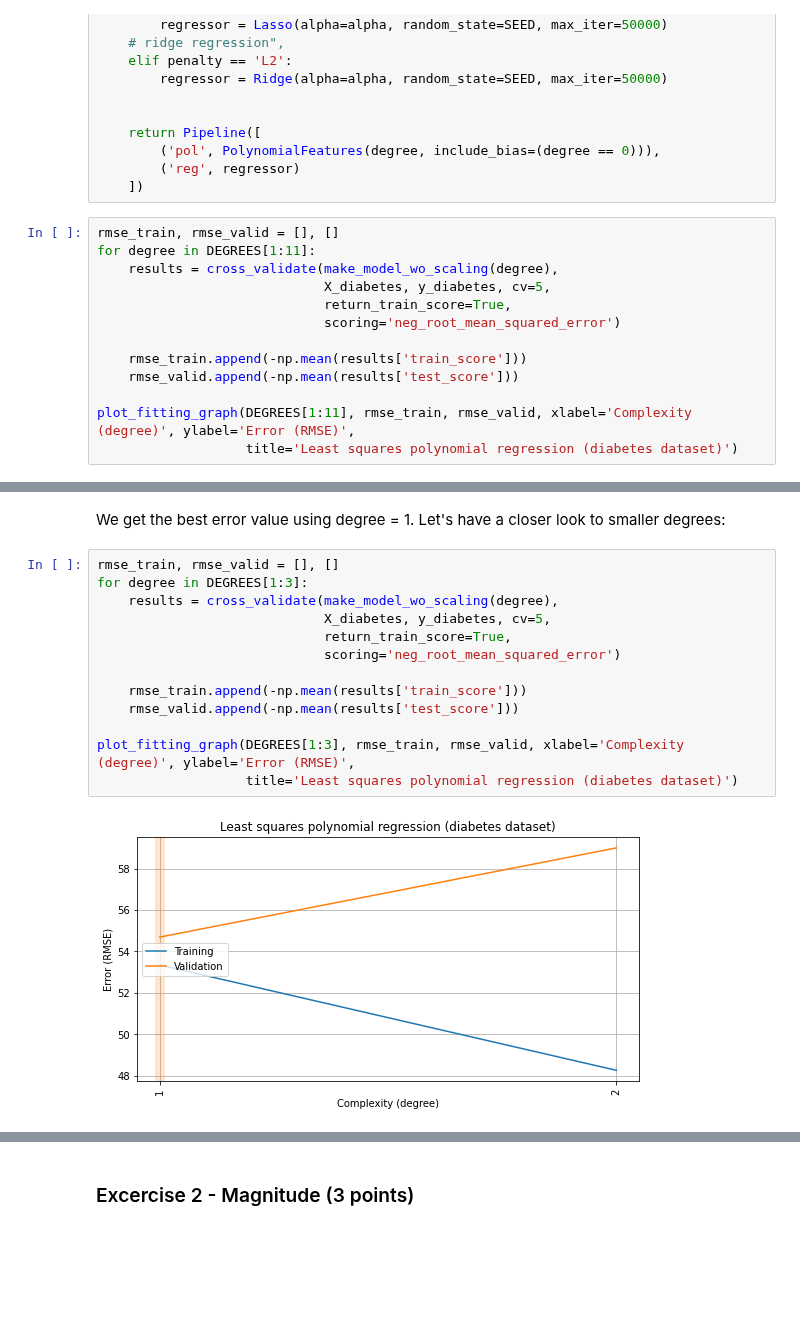
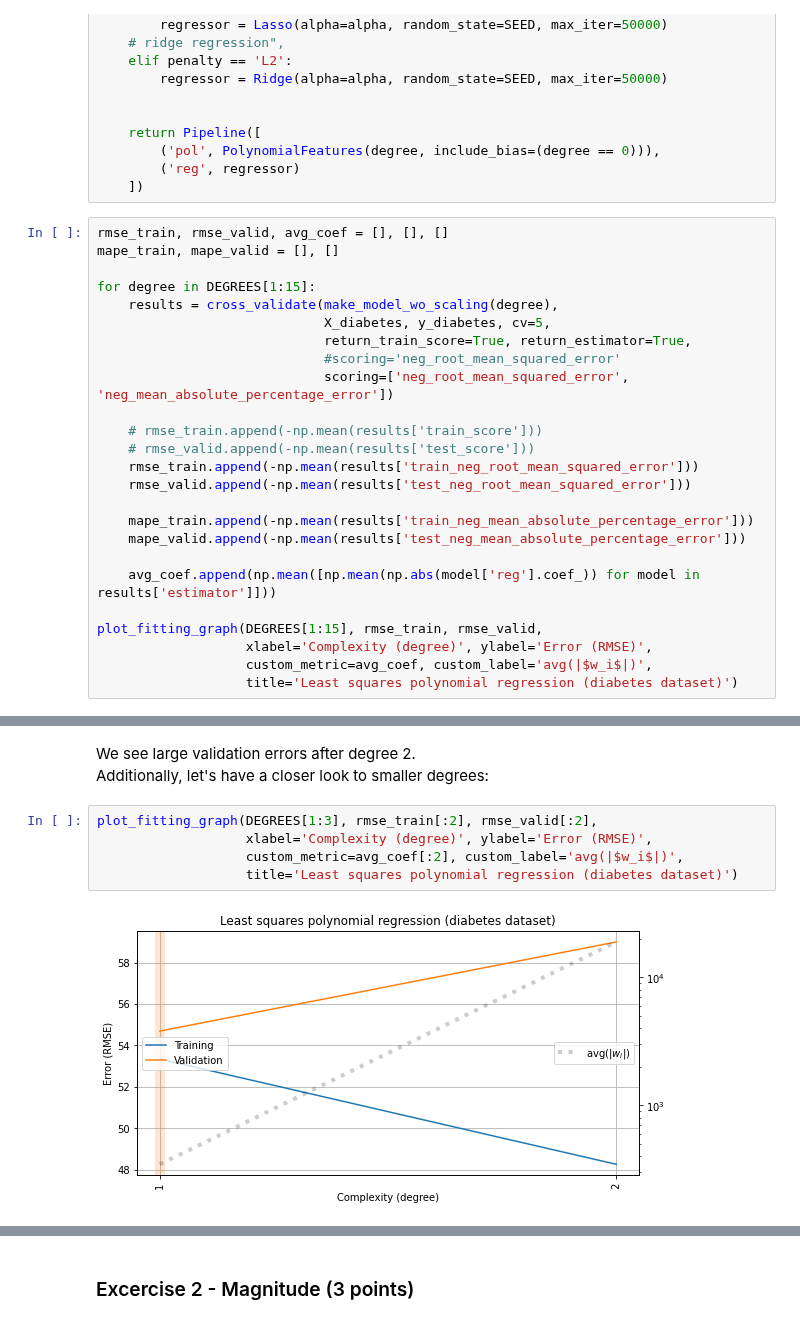
Before and after one commit to Bayramova/rs_school_assignments, a Jupyter notebook: overfitting_regularization.ipynb, the cells around one changed output, grey strips where cells are left out. Drawn from its saved outputs; the diff is of its cells as text; blank space fills up the shorter version.

```diff
--- a/overfitting_regularization.ipynb
+++ b/overfitting_regularization.ipynb
@@ -386,16 +386,28 @@ def make_model_wo_scaling(degree, alpha=0, penalty=None):
         ('reg', regressor)
     ])
 # %%
-rmse_train, rmse_valid = [], []
-for degree in DEGREES[1:11]:
+rmse_train, rmse_valid, avg_coef = [], [], []
+mape_train, mape_valid = [], []
+
+for degree in DEGREES[1:15]:
     results = cross_validate(make_model_wo_scaling(degree),
                              X_diabetes, y_diabetes, cv=5,
-                             return_train_score=True,
-                             scoring='neg_root_mean_squared_error')
+                             return_train_score=True, return_estimator=True,
+                             #scoring='neg_root_mean_squared_error'
+                             scoring=['neg_root_mean_squared_error', 'neg_mean_absolute_percentage_error'])
 
-    rmse_train.append(-np.mean(results['train_score']))
-    rmse_valid.append(-np.mean(results['test_score']))
+    # rmse_train.append(-np.mean(results['train_score']))
+    # rmse_valid.append(-np.mean(results['test_score']))
+    rmse_train.append(-np.mean(results['train_neg_root_mean_squared_error']))
+    rmse_valid.append(-np.mean(results['test_neg_root_mean_squared_error']))
 
-plot_fitting_graph(DEGREES[1:11], rmse_train, rmse_valid, xlabel='Complexity (degree)', ylabel='Error (RMSE)',
+    mape_train.append(-np.mean(results['train_neg_mean_absolute_percentage_error']))
+    mape_valid.append(-np.mean(results['test_neg_mean_absolute_percentage_error']))
+
+    avg_coef.append(np.mean([np.mean(np.abs(model['reg'].coef_)) for model in results['estimator']]))
+
+plot_fitting_graph(DEGREES[1:15], rmse_train, rmse_valid,
+                   xlabel='Complexity (degree)', ylabel='Error (RMSE)',
+                   custom_metric=avg_coef, custom_label='avg(|$w_i$|)',
                    title='Least squares polynomial regression (diabetes dataset)')
 # %% [output]
@@ -403,17 +442,10 @@ plot_fitting_graph(DEGREES[1:11], rmse_train, rmse_valid, xlabel='Complexity (de
 # %% [markdown]
-We get the best error value using degree = 1. Let's have a closer look to smaller degrees:
+We see large validation errors after degree 2.
+Additionally, let's have a closer look to smaller degrees:
 # %%
-rmse_train, rmse_valid = [], []
-for degree in DEGREES[1:3]:
-    results = cross_validate(make_model_wo_scaling(degree),
-                             X_diabetes, y_diabetes, cv=5,
-                             return_train_score=True,
-                             scoring='neg_root_mean_squared_error')
-
-    rmse_train.append(-np.mean(results['train_score']))
-    rmse_valid.append(-np.mean(results['test_score']))
-
-plot_fitting_graph(DEGREES[1:3], rmse_train, rmse_valid, xlabel='Complexity (degree)', ylabel='Error (RMSE)',
+plot_fitting_graph(DEGREES[1:3], rmse_train[:2], rmse_valid[:2],
+                   xlabel='Complexity (degree)', ylabel='Error (RMSE)',
+                   custom_metric=avg_coef[:2], custom_label='avg(|$w_i$|)',
                    title='Least squares polynomial regression (diabetes dataset)')
 # %% [output]
-[figure, old version]
+[figure, new version]
```
Also changed, not shown: parts of 12 cells of this notebook.
